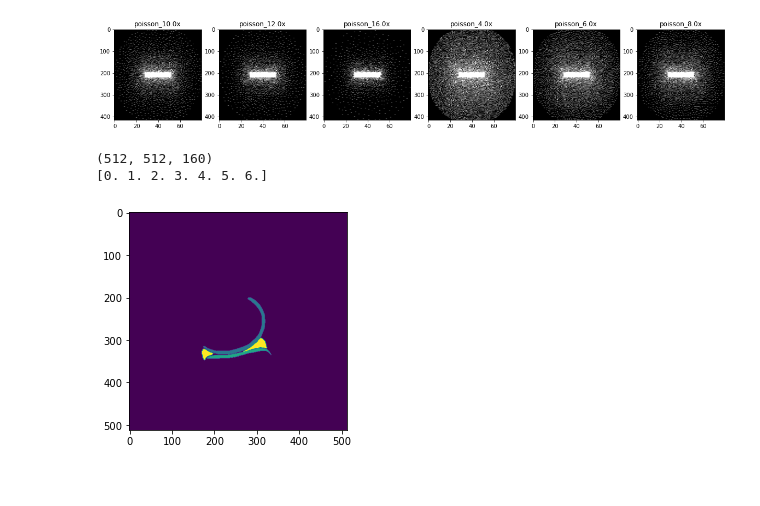
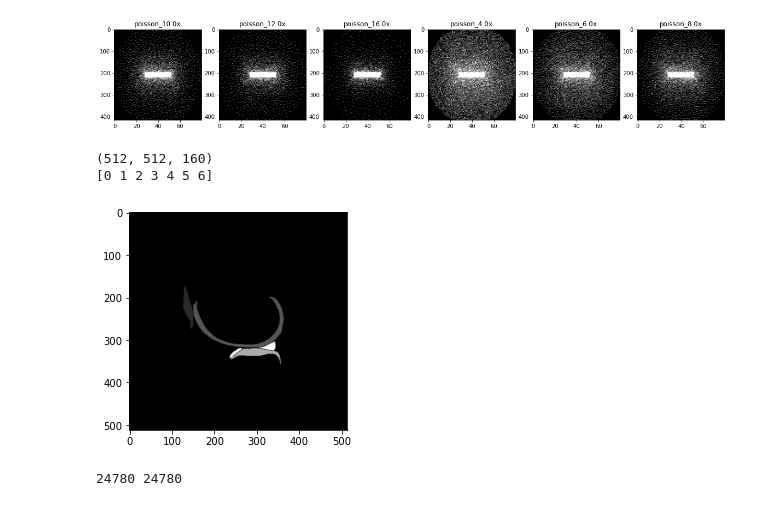
Before and after one commit to LysanderdeJong/RecSeg, a Jupyter notebook: skm-tea_explorer.ipynb, the cells around one changed output. Saved outputs shown, nothing was run; the diff lists cells and outputs as text; code cells hidden in the pictures.

```diff
--- a/skm-tea_explorer.ipynb
+++ b/skm-tea_explorer.ipynb
@@ -120,15 +120,15 @@ segmentation_files = os.listdir(os.path.join(mri_data_root, segmentation_mask_fo
 # %%
 def read_nii(file_path):
     nii = nib.load(file_path)
-    return nii.get_fdata()
+    return nii
 # %%
-segmentation = read_nii(os.path.join(mri_data_root, segmentation_mask_folder, segmentation_files[0]))
+segmentation = np.array(read_nii(os.path.join(mri_data_root, segmentation_mask_folder, segmentation_files[0])).dataobj)
 
 print(segmentation.shape)
 print(np.unique(segmentation))
-plt.imshow(segmentation[:, :, 100], cmap='gray')
+plt.imshow(segmentation[:, :, 50], cmap='gray')
 plt.show()
 # %% [output]
 (512, 512, 160)
-[0. 1. 2. 3. 4. 5. 6.]
+[0 1 2 3 4 5 6]
-[figure, old version]
+[figure, new version]
@@ -134,0 +150,12 @@ plt.show()
+# %%
+import pickle
+with open('.cache/skm_cache.pkl', 'rb') as f:
+    dataset_cache = pickle.load(f)
+    mri_iter = dataset_cache[0]
+    seg_iter = dataset_cache[1]
+
+import random
+rand_indices = random.sample(range(len(mri_iter)), len(mri_iter))
+print(len(mri_iter), len(np.unique(rand_indices)))
+# %% [output]
+24780 24780
```
Also changed, not shown: parts of 3 cells of this notebook, 3 other files.
